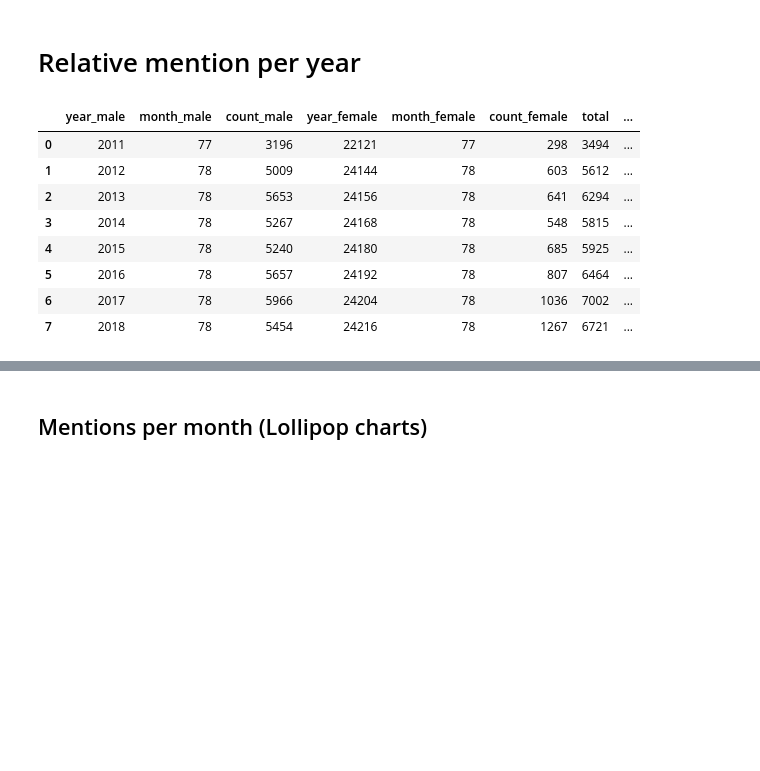
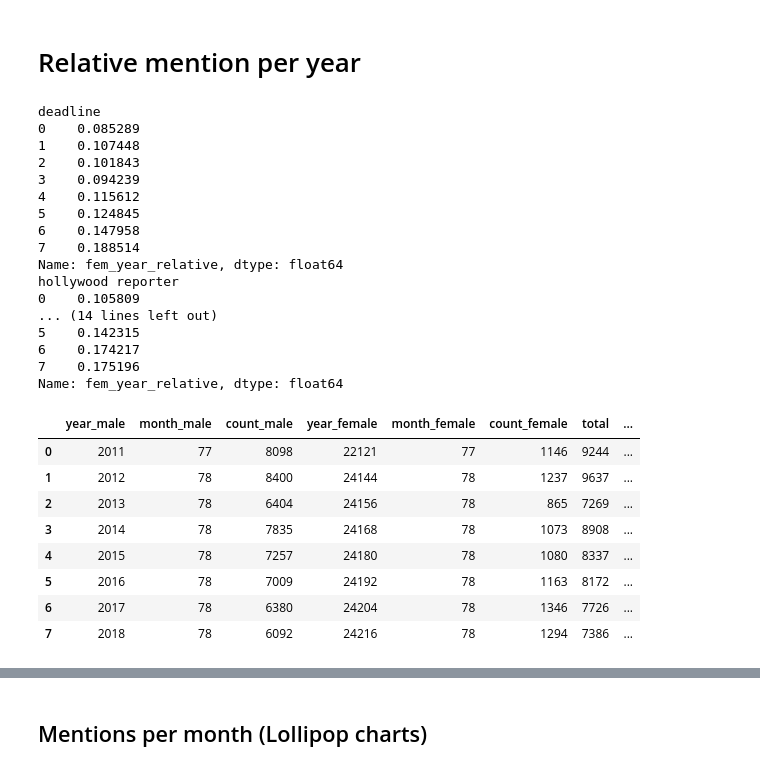
Before and after one commit to GimmeDanger/cinema-studies, a Jupyter notebook: processing_scripts/3-data-visualization/data_visualization.ipynb, the cells around one changed output, grey strips where cells are left out. Drawn from its saved outputs; the diff is of its cells as text; code cells hidden in the pictures; blank space fills up the shorter version.

```diff
--- a/processing_scripts/3-data-visualization/data_visualization.ipynb
+++ b/processing_scripts/3-data-visualization/data_visualization.ipynb
@@ -159,30 +240,60 @@ variety_month['total'] = variety_month.apply(lambda x: x[2] + x[-1], axis = 1)
 # %%
 deadline_year = deadline_month.groupby(['year_male'], as_index=False).sum() #from 2011
 hwr_year = hwr_month.groupby(['year_male'], as_index=False).sum() #from 2011
 variety_year = variety_month.groupby(['year_male'], as_index=False).sum() #from 2011
 
 deadline_year['fem_year_relative'] = deadline_year.apply(lambda x: x[5]/x[6], axis = 1)
 deadline_year['male_year_relative'] = deadline_year.apply(lambda x: x[2]/x[6], axis = 1)
 
 variety_year['fem_year_relative'] = variety_year.apply(lambda x: x[5]/x[6], axis = 1)
 variety_year['male_year_relative'] = variety_year.apply(lambda x: x[2]/x[6], axis = 1)
 
 hwr_year['fem_year_relative'] = hwr_year.apply(lambda x: x[5]/x[6], axis = 1)
 hwr_year['male_year_relative'] = hwr_year.apply(lambda x: x[2]/x[6], axis = 1)
 
-deadline_year
-#variety_year
+print("deadline")
+print(deadline_year['fem_year_relative'])
+
+print("hollywood reporter")
+print(hwr_year['fem_year_relative'])
+
+print("variety")
+print(variety_year['fem_year_relative'])
+
+#deadline_year
+variety_year
 #hwr_year
+
+Deadline:  0.09 -> 0.19 (увеличения в 2.1 раза)
+Hollywood: 0.11 -> 0.17 (увеличение в 1.5 раза)
+Variety:   0.12 -> 0.18 (увеличение в 1.5 раза)
 # %% [output]
+deadline
+0    0.085289
+1    0.107448
+2    0.101843
+3    0.094239
+4    0.115612
+5    0.124845
+6    0.147958
+7    0.188514
+Name: fem_year_relative, dtype: float64
+hollywood reporter
+0    0.105809
+... (14 lines left out)
+5    0.142315
+6    0.174217
+7    0.175196
+Name: fem_year_relative, dtype: float64
 |  | year_male | month_male | count_male | year_female | month_female | count_female | total | ... |
-| 0 | 2011 | 77 | 3196 | 22121 | 77 | 298 | 3494 | ... |
-| 1 | 2012 | 78 | 5009 | 24144 | 78 | 603 | 5612 | ... |
-| 2 | 2013 | 78 | 5653 | 24156 | 78 | 641 | 6294 | ... |
-| 3 | 2014 | 78 | 5267 | 24168 | 78 | 548 | 5815 | ... |
-| 4 | 2015 | 78 | 5240 | 24180 | 78 | 685 | 5925 | ... |
-| 5 | 2016 | 78 | 5657 | 24192 | 78 | 807 | 6464 | ... |
-| 6 | 2017 | 78 | 5966 | 24204 | 78 | 1036 | 7002 | ... |
-| 7 | 2018 | 78 | 5454 | 24216 | 78 | 1267 | 6721 | ... |
+| 0 | 2011 | 77 | 8098 | 22121 | 77 | 1146 | 9244 | ... |
+| 1 | 2012 | 78 | 8400 | 24144 | 78 | 1237 | 9637 | ... |
+| 2 | 2013 | 78 | 6404 | 24156 | 78 | 865 | 7269 | ... |
+| 3 | 2014 | 78 | 7835 | 24168 | 78 | 1073 | 8908 | ... |
+| 4 | 2015 | 78 | 7257 | 24180 | 78 | 1080 | 8337 | ... |
+| 5 | 2016 | 78 | 7009 | 24192 | 78 | 1163 | 8172 | ... |
+| 6 | 2017 | 78 | 6380 | 24204 | 78 | 1346 | 7726 | ... |
+| 7 | 2018 | 78 | 6092 | 24216 | 78 | 1294 | 7386 | ... |
 # %%
 ax = sns.barplot(x='year_male', y='male_year_relative', data = deadline_year, color = '#efedf5', label = 'male')
 sns.barplot(x='year_male', y='fem_year_relative', data = deadline_year, color = '#bcbddc', label = 'female')
```
Also changed, not shown: parts of 12 cells of this notebook, 12 other files.
